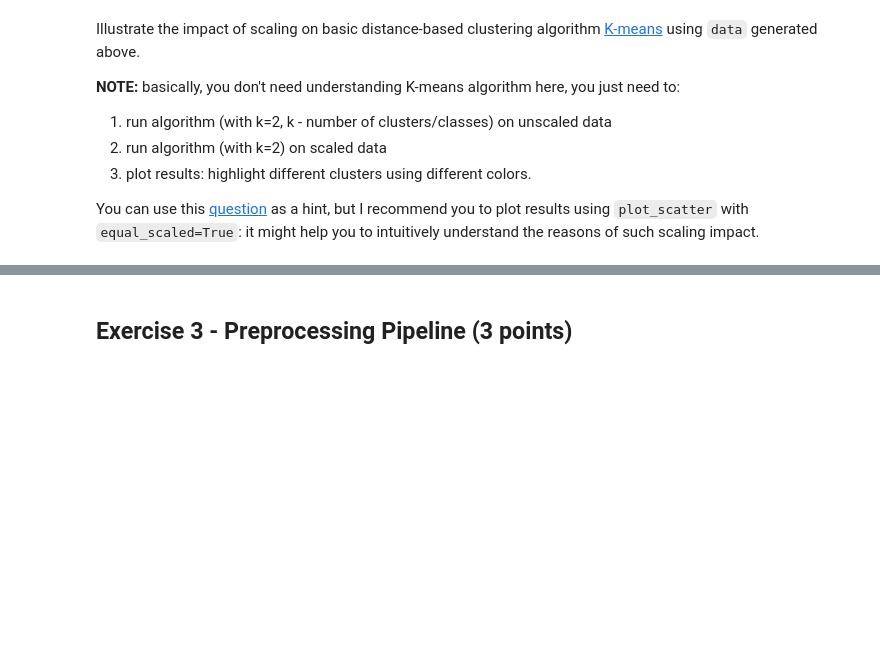
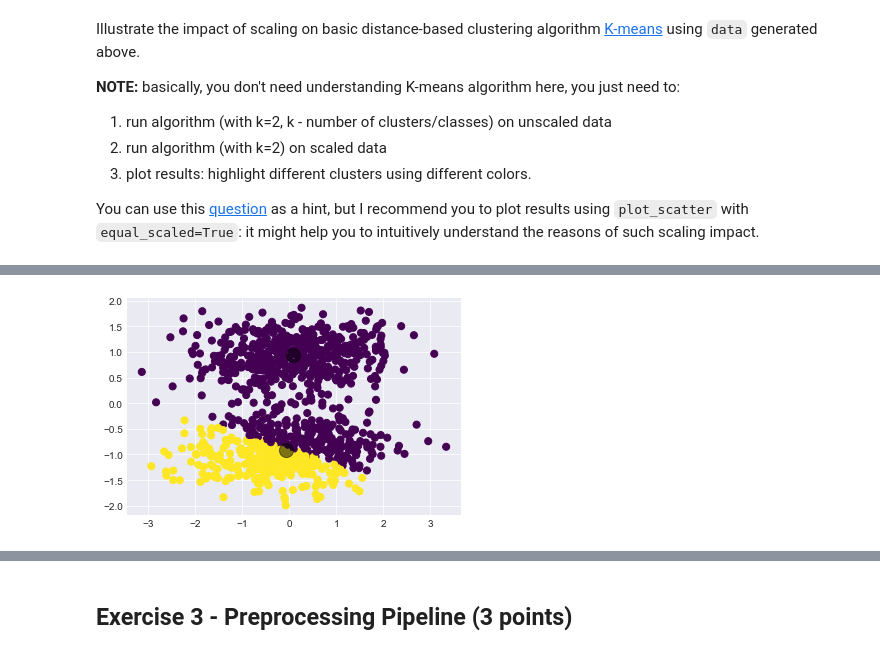
Before and after one commit to Hanna-Aliakseichykava/ML_training_RS_Scopes, a Jupyter notebook: 4_feature_engineering_selection/feature_engineering_selection - Hanna_Aliakseichykava.ipynb, the cells around one changed output, grey strips where cells are left out. Cells and saved outputs as stored; diff of their text form; code cells hidden in the pictures; blank space fills up the shorter version.

```diff
--- a/4_feature_engineering_selection/feature_engineering_selection - Hanna_Aliakseichykava.ipynb
+++ b/4_feature_engineering_selection/feature_engineering_selection - Hanna_Aliakseichykava.ipynb
@@ -538,0 +640,5 @@ You can use this [question](https://stats.stackexchange.com/questions/89809/is-i
+# %%
+# 2.1) run algorithm (on scaled data)
+visualize_k_mean_clustering(scaled_standard)
+# %% [output]
+[figure, added]
```
Also changed, not shown: parts of 15 cells of this notebook.
